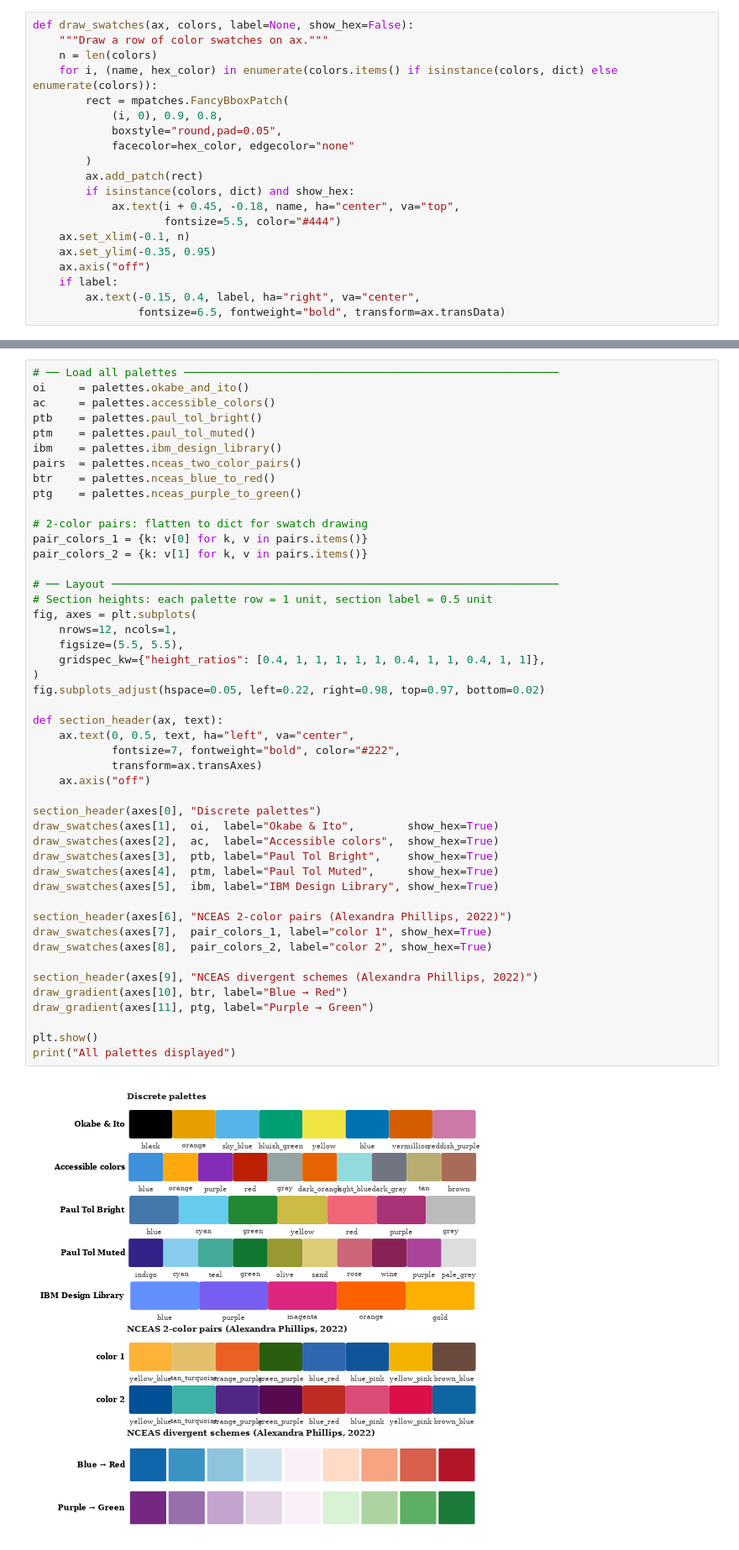
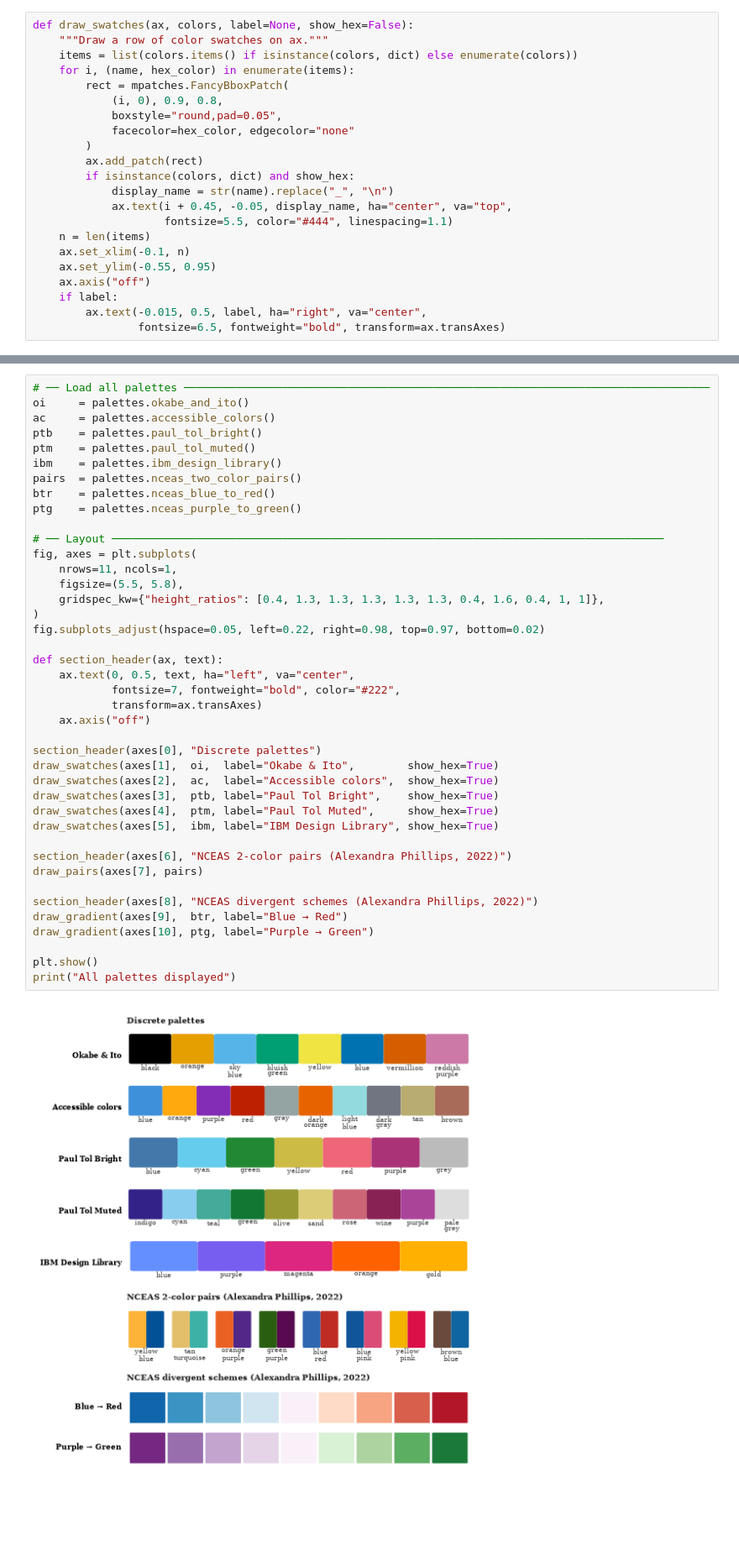
Before and after one commit to annalena-k/tutorial_making_beautiful_plots, a Jupyter notebook: cb_colors_overview/notebooks/plot_color_overview.ipynb, the cells around one changed output, grey strips where cells are left out. Shown at 84% size. Cells and saved outputs as stored; diff of their text form; blank space fills up the shorter version.

```diff
--- a/cb_colors_overview/notebooks/plot_color_overview.ipynb
+++ b/cb_colors_overview/notebooks/plot_color_overview.ipynb
@@ -15,8 +15,8 @@ matplotlib.rcParams.update({"font.size": 7.5, "text.usetex": False})
 # %%
 def draw_swatches(ax, colors, label=None, show_hex=False):
     """Draw a row of color swatches on ax."""
-    n = len(colors)
-    for i, (name, hex_color) in enumerate(colors.items() if isinstance(colors, dict) else enumerate(colors)):
+    items = list(colors.items() if isinstance(colors, dict) else enumerate(colors))
+    for i, (name, hex_color) in enumerate(items):
         rect = mpatches.FancyBboxPatch(
             (i, 0), 0.9, 0.8,
             boxstyle="round,pad=0.05",
@@ -24,14 +24,16 @@ def draw_swatches(ax, colors, label=None, show_hex=False):
         )
         ax.add_patch(rect)
         if isinstance(colors, dict) and show_hex:
-            ax.text(i + 0.45, -0.18, name, ha="center", va="top",
-                    fontsize=5.5, color="#444")
+            display_name = str(name).replace("_", "\n")
+            ax.text(i + 0.45, -0.05, display_name, ha="center", va="top",
+                    fontsize=5.5, color="#444", linespacing=1.1)
+    n = len(items)
     ax.set_xlim(-0.1, n)
-    ax.set_ylim(-0.35, 0.95)
+    ax.set_ylim(-0.55, 0.95)
     ax.axis("off")
     if label:
-        ax.text(-0.15, 0.4, label, ha="right", va="center",
-                fontsize=6.5, fontweight="bold", transform=ax.transData)
+        ax.text(-0.015, 0.5, label, ha="right", va="center",
+                fontsize=6.5, fontweight="bold", transform=ax.transAxes)
 # %%
 def draw_gradient(ax, colors, label=None):
     """Draw a gradient strip from a list of hex colors."""
@@ -52,52 +82,46 @@ def draw_gradient(ax, colors, label=None):
 # %%
-# ── Load all palettes ─────────────────────────────────────────────────────────
+# ── Load all palettes ────────────────────────────────────────────────────────────────────────────────
 oi     = palettes.okabe_and_ito()
 ac     = palettes.accessible_colors()
 ptb    = palettes.paul_tol_bright()
 ptm    = palettes.paul_tol_muted()
 ibm    = palettes.ibm_design_library()
 pairs  = palettes.nceas_two_color_pairs()
 btr    = palettes.nceas_blue_to_red()
 ptg    = palettes.nceas_purple_to_green()
 
-# 2-color pairs: flatten to dict for swatch drawing
-pair_colors_1 = {k: v[0] for k, v in pairs.items()}
-pair_colors_2 = {k: v[1] for k, v in pairs.items()}
-
-# ── Layout ────────────────────────────────────────────────────────────────────
-# Section heights: each palette row = 1 unit, section label = 0.5 unit
+# ── Layout ────────────────────────────────────────────────────────────────────────────────────
 fig, axes = plt.subplots(
-    nrows=12, ncols=1,
-    figsize=(5.5, 5.5),
-    gridspec_kw={"height_ratios": [0.4, 1, 1, 1, 1, 1, 0.4, 1, 1, 0.4, 1, 1]},
+    nrows=11, ncols=1,
+    figsize=(5.5, 5.8),
+    gridspec_kw={"height_ratios": [0.4, 1.3, 1.3, 1.3, 1.3, 1.3, 0.4, 1.6, 0.4, 1, 1]},
 )
 fig.subplots_adjust(hspace=0.05, left=0.22, right=0.98, top=0.97, bottom=0.02)
 
 def section_header(ax, text):
     ax.text(0, 0.5, text, ha="left", va="center",
             fontsize=7, fontweight="bold", color="#222",
             transform=ax.transAxes)
     ax.axis("off")
 
 section_header(axes[0], "Discrete palettes")
 draw_swatches(axes[1],  oi,  label="Okabe & Ito",        show_hex=True)
 draw_swatches(axes[2],  ac,  label="Accessible colors",  show_hex=True)
 draw_swatches(axes[3],  ptb, label="Paul Tol Bright",    show_hex=True)
 draw_swatches(axes[4],  ptm, label="Paul Tol Muted",     show_hex=True)
 draw_swatches(axes[5],  ibm, label="IBM Design Library", show_hex=True)
 
 section_header(axes[6], "NCEAS 2-color pairs (Alexandra Phillips, 2022)")
-draw_swatches(axes[7],  pair_colors_1, label="color 1", show_hex=True)
-draw_swatches(axes[8],  pair_colors_2, label="color 2", show_hex=True)
+draw_pairs(axes[7], pairs)
 
-section_header(axes[9], "NCEAS divergent schemes (Alexandra Phillips, 2022)")
-draw_gradient(axes[10], btr, label="Blue → Red")
-draw_gradient(axes[11], ptg, label="Purple → Green")
+section_header(axes[8], "NCEAS divergent schemes (Alexandra Phillips, 2022)")
+draw_gradient(axes[9],  btr, label="Blue → Red")
+draw_gradient(axes[10], ptg, label="Purple → Green")
 
 plt.show()
 print("All palettes displayed")
 # %% [output]
-[figure, old version]
+[figure, new version]
 All palettes displayed
 # %%
 # ── Save ──────────────────────────────────────────────────────────────────────
```
Also changed, not shown: parts of 1 cell of this notebook, 4 other files.
